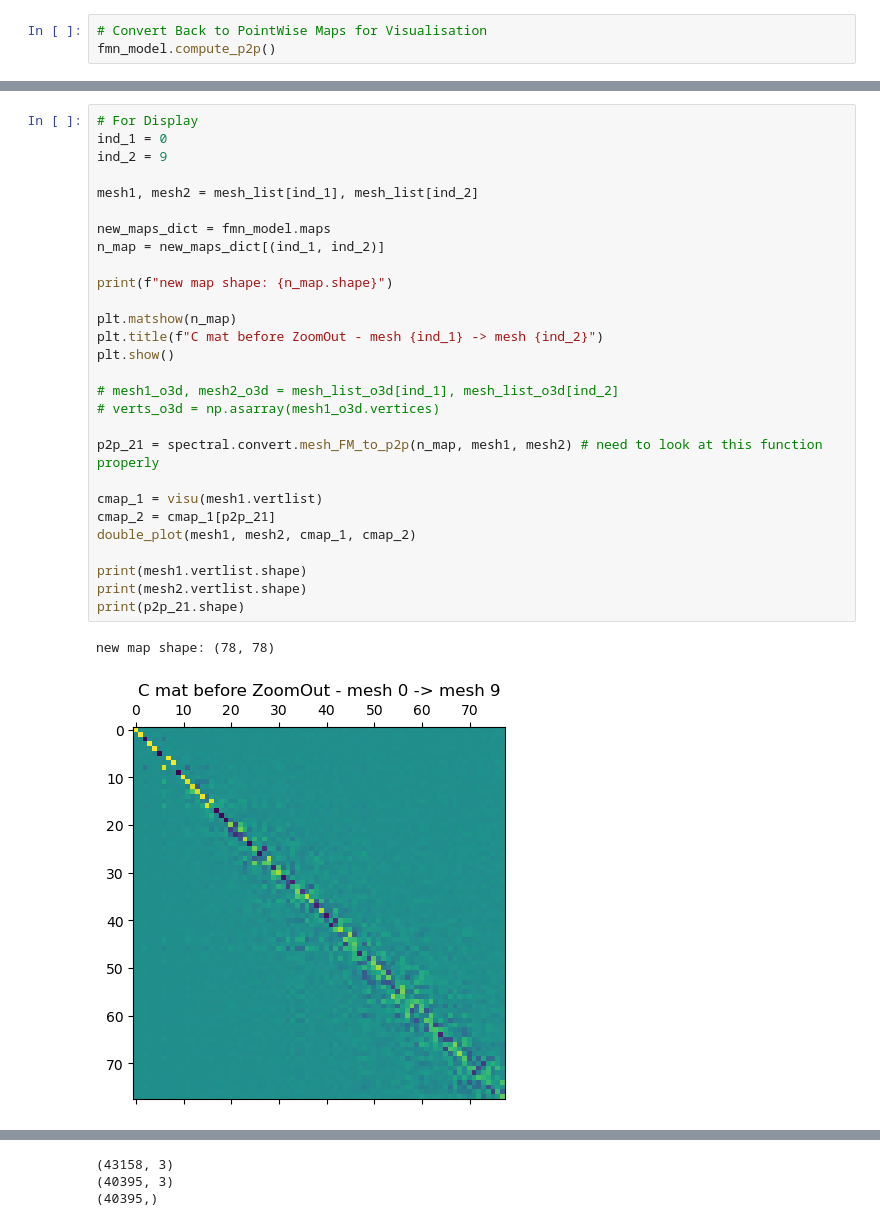
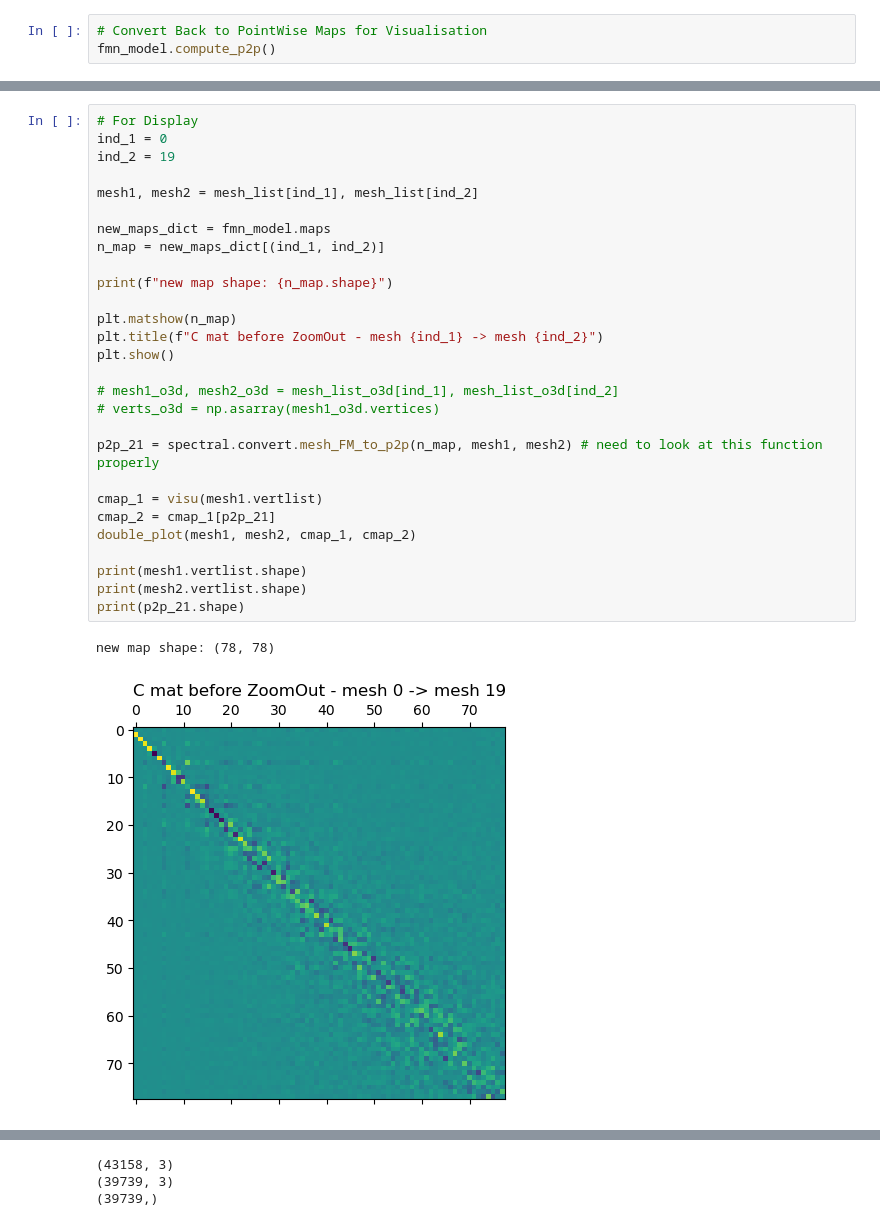
Before and after one commit to Arma1500/capstone2025, a Jupyter notebook: consistent_zoomout/CZ_implementation_new_meshes.ipynb, the cells around one changed output, grey strips where cells are left out. Saved outputs shown, nothing was run; the diff lists cells and outputs as text.

```diff
--- a/consistent_zoomout/CZ_implementation_new_meshes.ipynb
+++ b/consistent_zoomout/CZ_implementation_new_meshes.ipynb
@@ -350,36 +350,36 @@ double_plot(mesh1, mesh2, cmap_1, cmap_2)
 # %%
 # For Display
 ind_1 = 0
-ind_2 = 9
+ind_2 = 19
 
 mesh1, mesh2 = mesh_list[ind_1], mesh_list[ind_2]
 
 new_maps_dict = fmn_model.maps
 n_map = new_maps_dict[(ind_1, ind_2)]
 
 print(f"new map shape: {n_map.shape}")
 
 plt.matshow(n_map)
 plt.title(f"C mat before ZoomOut - mesh {ind_1} -> mesh {ind_2}")
 plt.show()
 
 # mesh1_o3d, mesh2_o3d = mesh_list_o3d[ind_1], mesh_list_o3d[ind_2]
 # verts_o3d = np.asarray(mesh1_o3d.vertices)
 
 p2p_21 = spectral.convert.mesh_FM_to_p2p(n_map, mesh1, mesh2) # need to look at this function properly
 
 cmap_1 = visu(mesh1.vertlist)
 cmap_2 = cmap_1[p2p_21]
 double_plot(mesh1, mesh2, cmap_1, cmap_2)
 
 print(mesh1.vertlist.shape)
 print(mesh2.vertlist.shape)
 print(p2p_21.shape)
 # %% [output]
 new map shape: (78, 78)
-[figure, old version]
+[figure, new version]
 [interactive output not drawn]
 [interactive output not drawn]
 (43158, 3)
-(40395, 3)
-(40395,)
+(39739, 3)
+(39739,)
```
Also changed, not shown: parts of 5 cells of this notebook, 1 other file.
